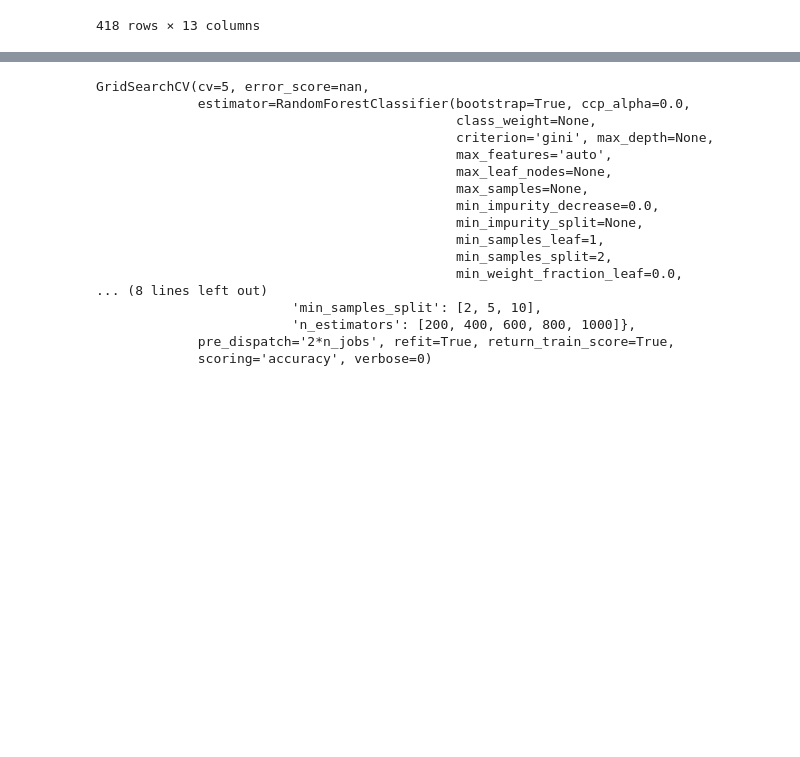
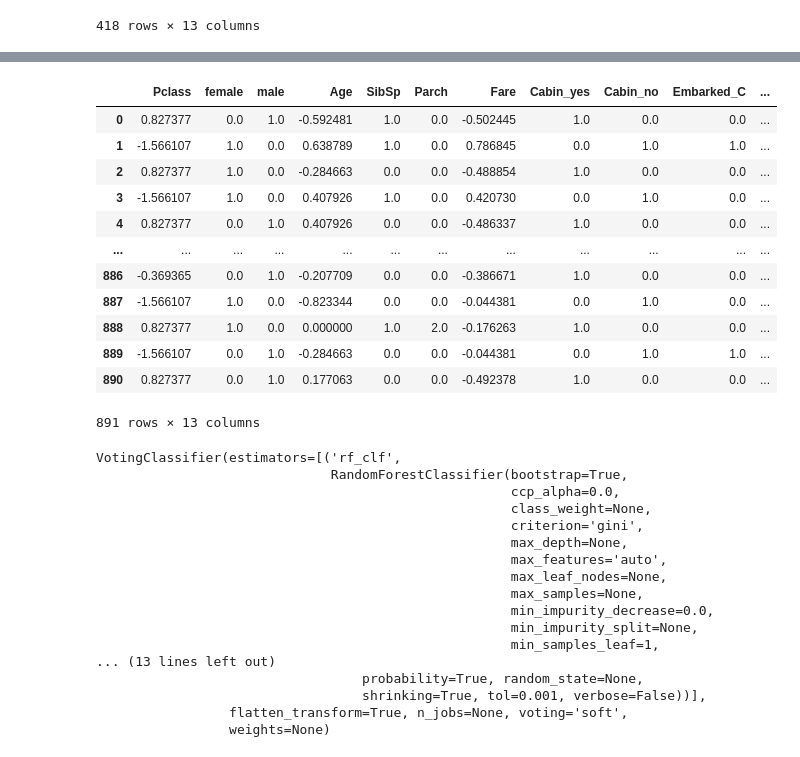
Before and after one commit to JesusNoelValMo/Machine_Learning_Book, a Jupyter notebook: Chapter_3_Classification/Chapter_3_Exercise_3/Chapter_3_Exercise_3.ipynb, the cells around one changed output, grey strips where cells are left out. Cells and saved outputs as stored; diff of their text form; code cells hidden in the pictures; blank space fills up the shorter version.

```diff
--- a/Chapter_3_Classification/Chapter_3_Exercise_3/Chapter_3_Exercise_3.ipynb
+++ b/Chapter_3_Classification/Chapter_3_Exercise_3/Chapter_3_Exercise_3.ipynb
@@ -239,4 +239,4 @@ full_pipeline = ColumnTransformer([
 ])
 # %%
 data_prepared = full_pipeline.fit_transform(features)
-pd.DataFrame(data_prepared,columns=['Pclass', 'female', 'male', 'Age', 'SibSp', 'Parch', 'Fare', 'Cabin_yes','Cabin_no','Embarked_C','No Embarked','Embarked_Q' ,'Embarked_S'])
+df_prepared = pd.DataFrame(data_prepared,columns=['Pclass', 'female', 'male', 'Age', 'SibSp', 'Parch', 'Fare', 'Cabin_yes','Cabin_no','Embarked_C','No Embarked','Embarked_Q' ,'Embarked_S'])
@@ -362,20 +378,42 @@ gridsearch = GridSearchCV(forest_clf, grid_params,scoring="accuracy", cv= 5, ret
+# %%
+from sklearn.preprocessing import StandardScaler
+scaler = StandardScaler()
+df_prepared["Pclass"] = scaler.fit_transform(np.array(df_prepared["Pclass"]).reshape(-1,1))
+df_prepared["Age"] = scaler.fit_transform(np.array(df_prepared["Age"]).reshape(-1,1))
+df_prepared["Fare"] = scaler.fit_transform(np.array(df_prepared["Fare"]).reshape(-1,1))
+# %%
+df_prepared
+# %% [output]
+|  | Pclass | female | male | Age | SibSp | Parch | Fare | Cabin_yes | Cabin_no | Embarked_C | ... |
+| 0 | 0.827377 | 0.0 | 1.0 | -0.592481 | 1.0 | 0.0 | -0.502445 | 1.0 | 0.0 | 0.0 | ... |
+| 1 | -1.566107 | 1.0 | 0.0 | 0.638789 | 1.0 | 0.0 | 0.786845 | 0.0 | 1.0 | 1.0 | ... |
+| 2 | 0.827377 | 1.0 | 0.0 | -0.284663 | 0.0 | 0.0 | -0.488854 | 1.0 | 0.0 | 0.0 | ... |
+| 3 | -1.566107 | 1.0 | 0.0 | 0.407926 | 1.0 | 0.0 | 0.420730 | 0.0 | 1.0 | 0.0 | ... |
+| 4 | 0.827377 | 0.0 | 1.0 | 0.407926 | 0.0 | 0.0 | -0.486337 | 1.0 | 0.0 | 0.0 | ... |
+| ... | ... | ... | ... | ... | ... | ... | ... | ... | ... | ... | ... |
+| 886 | -0.369365 | 0.0 | 1.0 | -0.207709 | 0.0 | 0.0 | -0.386671 | 1.0 | 0.0 | 0.0 | ... |
+| 887 | -1.566107 | 1.0 | 0.0 | -0.823344 | 0.0 | 0.0 | -0.044381 | 0.0 | 1.0 | 0.0 | ... |
+| 888 | 0.827377 | 1.0 | 0.0 | 0.000000 | 1.0 | 2.0 | -0.176263 | 1.0 | 0.0 | 0.0 | ... |
+| 889 | -1.566107 | 0.0 | 1.0 | -0.284663 | 0.0 | 0.0 | -0.044381 | 0.0 | 1.0 | 1.0 | ... |
+| 890 | 0.827377 | 0.0 | 1.0 | 0.177063 | 0.0 | 0.0 | -0.492378 | 1.0 | 0.0 | 0.0 | ... |
+891 rows × 13 columns
 # %%
-gridsearch.fit(data_prepared, labels)
+vote.fit(data_prepared,labels)
 # %% [output]
-GridSearchCV(cv=5, error_score=nan,
-             estimator=RandomForestClassifier(bootstrap=True, ccp_alpha=0.0,
-                                              class_weight=None,
-                                              criterion='gini', max_depth=None,
-                                              max_features='auto',
-                                              max_leaf_nodes=None,
-                                              max_samples=None,
-                                              min_impurity_decrease=0.0,
-                                              min_impurity_split=None,
-                                              min_samples_leaf=1,
-                                              min_samples_split=2,
-                                              min_weight_fraction_leaf=0.0,
-... (8 lines left out)
-                         'min_samples_split': [2, 5, 10],
-                         'n_estimators': [200, 400, 600, 800, 1000]},
-             pre_dispatch='2*n_jobs', refit=True, return_train_score=True,
-             scoring='accuracy', verbose=0)
+VotingClassifier(estimators=[('rf_clf',
+                              RandomForestClassifier(bootstrap=True,
+                                                     ccp_alpha=0.0,
+                                                     class_weight=None,
+                                                     criterion='gini',
+                                                     max_depth=None,
+                                                     max_features='auto',
+                                                     max_leaf_nodes=None,
+                                                     max_samples=None,
+                                                     min_impurity_decrease=0.0,
+                                                     min_impurity_split=None,
+                                                     min_samples_leaf=1,
+... (13 lines left out)
+                                  probability=True, random_state=None,
+                                  shrinking=True, tol=0.001, verbose=False))],
+                 flatten_transform=True, n_jobs=None, voting='soft',
+                 weights=None)
```
Also changed, not shown: parts of 17 cells of this notebook.
